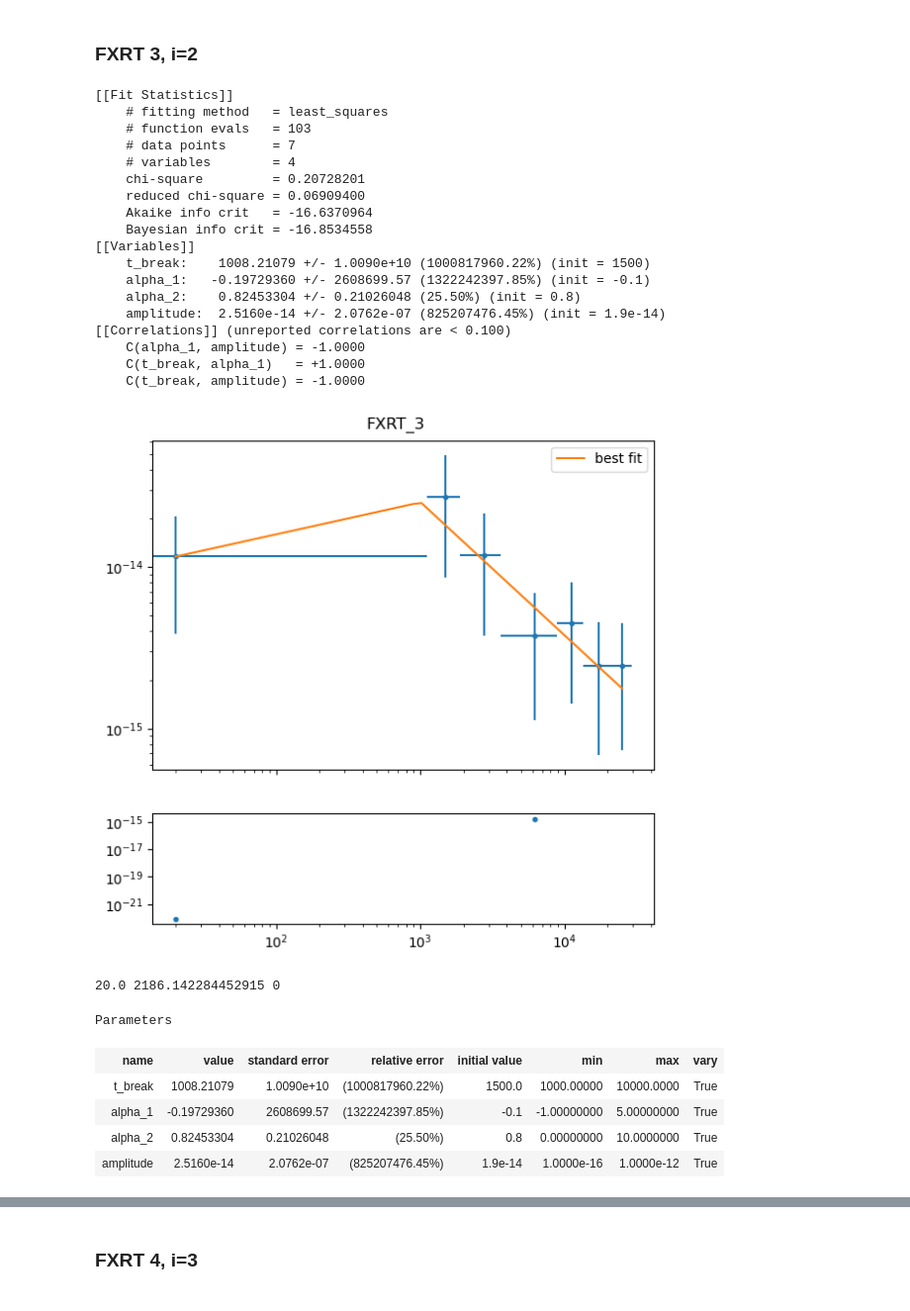
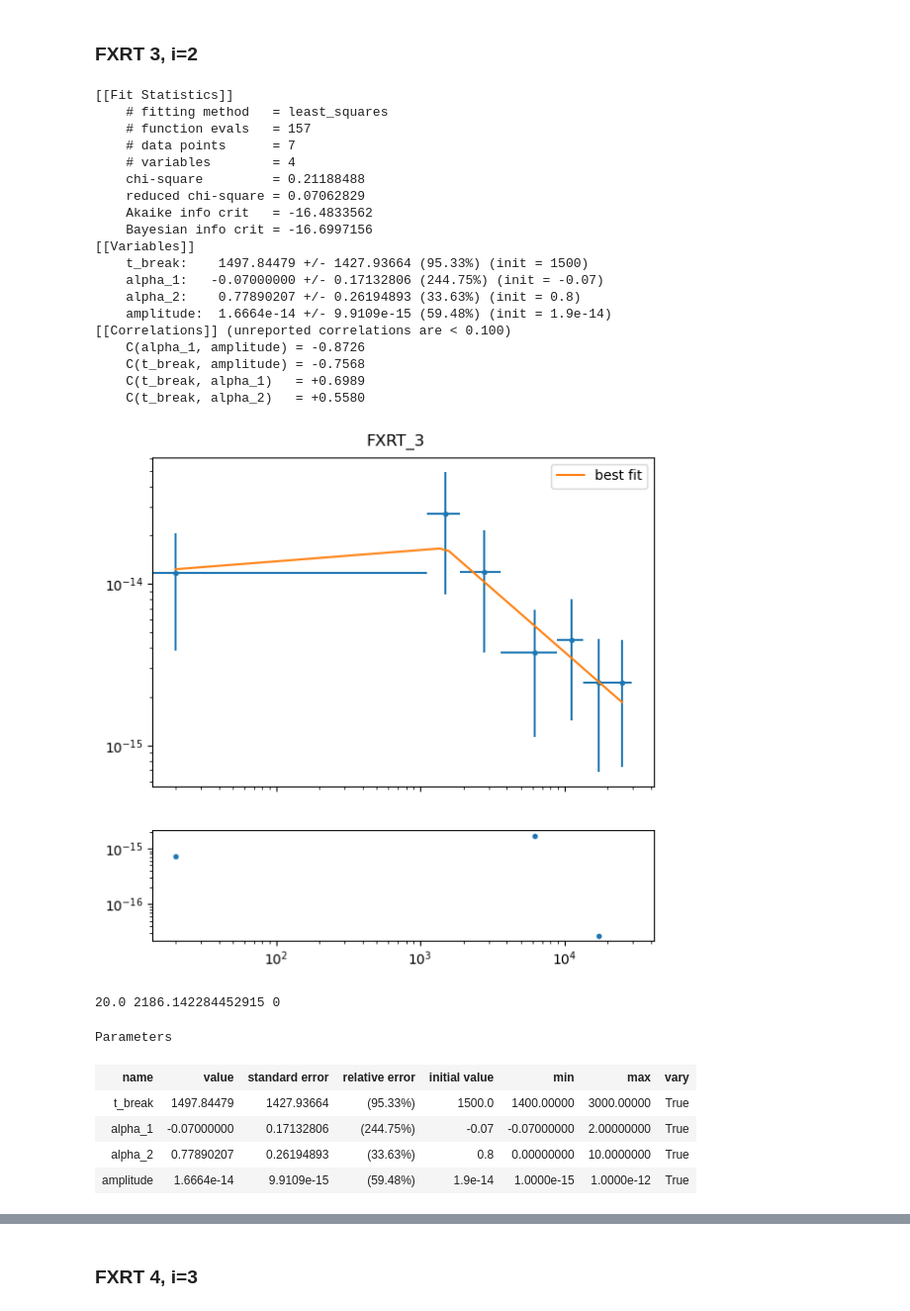
Before and after one commit to Kruthi24/fxt_code, a Jupyter notebook: analysis_notebooks/fxrt/FXRT_refitting_part_1.ipynb, the cells around one changed output, grey strips where cells are left out. Shown: that part at 99% size. Drawn from its saved outputs; the diff is of its cells as text; code cells hidden in the pictures.

```diff
--- a/analysis_notebooks/fxrt/FXRT_refitting_part_1.ipynb
+++ b/analysis_notebooks/fxrt/FXRT_refitting_part_1.ipynb
@@ -243,10 +243,10 @@ time_err = time_high + time_low
 fit_index = 0
 params=lm.Parameters()
 jonathan_params = jonathan_fits[FXRTs[i]]
-params.add("t_break", min = 1e3, max = 1e4, value = jonathan_params[0])
-params.add("alpha_1", min = -1, max = 5.0, value = jonathan_params[1])
+params.add("t_break", min = 1.4e3, max = 3e3, value = jonathan_params[0])
+params.add("alpha_1", min = -0.07, max = 2.0, value = jonathan_params[1])
 params.add("alpha_2", min = 0, max = 10.0, value = jonathan_params[2])
-params.add("amplitude", min = 1e-16, max = 1e-12, value = jonathan_params[3])
+params.add("amplitude", min = 1e-15, max = 1e-12, value = jonathan_params[3])
 
 
 minner = lm.Minimizer(cost_func_bpl, params, fcn_args=(time[fit_index:], flux[fit_index:], time_err[fit_index:], flux_err[fit_index:]))
@@ -262,50 +262,51 @@ lm.printfuncs.report_fit(result)
 
 residuals = broken_power_law(time, result.params['t_break'].value, result.params['alpha_1'].value, result.params['alpha_2'].value, result.params['amplitude'].value) - flux
 x=np.geomspace(time[fit_index], time[-1])
 y = broken_power_law(x, result.params['t_break'].value, result.params['alpha_1'].value, result.params['alpha_2'].value, result.params['amplitude'].value)
 
 fig, (ax1, ax2) = plt.subplots(2, figsize=(20/3, 6), height_ratios=[3,1], sharex=True)
 ax1.errorbar(time, flux, fmt='.', xerr=[time_low,time_high],yerr=[flux_low,flux_high])
 ax1.loglog(x, y, label ='best fit', zorder=10)
 # ax1.loglog(x, broken_power_law(x, *jonathan_fits[FXRTs[i]]), label ='Quirola et al', zorder=10)
 ax1.legend()
 ax2.loglog(time,residuals, '.')
 
 plt.subplots_adjust(top=0.94)
 plt.suptitle(FXRTs[i])
 plt.show()
 
 refit_params[FXRTs[i]] = result.params.valuesdict()
 refit_params[FXRTs[i]].update({param.name+"_err": param.stderr for param in result.params.values()})
 refit_params[FXRTs[i]].update({"time_plt_start":time[fit_index]})
 refit_params[FXRTs[i]].update({"time_plt_start_err":time_err[fit_index]})
 
 print(time[fit_index], time_err[fit_index], fit_index)
 result.params
 # %% [output]
 [[Fit Statistics]]
     # fitting method   = least_squares
-    # function evals   = 103
+    # function evals   = 157
     # data points      = 7
     # variables        = 4
-    chi-square         = 0.20728201
-    reduced chi-square = 0.06909400
-    Akaike info crit   = -16.6370964
-    Bayesian info crit = -16.8534558
+    chi-square         = 0.21188488
+    reduced chi-square = 0.07062829
+    Akaike info crit   = -16.4833562
+    Bayesian info crit = -16.6997156
 [[Variables]]
-    t_break:    1008.21079 +/- 1.0090e+10 (1000817960.22%) (init = 1500)
-    alpha_1:   -0.19729360 +/- 2608699.57 (1322242397.85%) (init = -0.1)
-    alpha_2:    0.82453304 +/- 0.21026048 (25.50%) (init = 0.8)
-    amplitude:  2.5160e-14 +/- 2.0762e-07 (825207476.45%) (init = 1.9e-14)
+    t_break:    1497.84479 +/- 1427.93664 (95.33%) (init = 1500)
+    alpha_1:   -0.07000000 +/- 0.17132806 (244.75%) (init = -0.07)
+    alpha_2:    0.77890207 +/- 0.26194893 (33.63%) (init = 0.8)
+    amplitude:  1.6664e-14 +/- 9.9109e-15 (59.48%) (init = 1.9e-14)
 [[Correlations]] (unreported correlations are < 0.100)
-    C(alpha_1, amplitude) = -1.0000
-    C(t_break, alpha_1)   = +1.0000
-    C(t_break, amplitude) = -1.0000
+    C(alpha_1, amplitude) = -0.8726
+    C(t_break, amplitude) = -0.7568
+    C(t_break, alpha_1)   = +0.6989
+    C(t_break, alpha_2)   = +0.5580
-[figure, old version]
+[figure, new version]
 20.0 2186.142284452915 0
 Parameters
 | name | value | standard error | relative error | initial value | min | max | vary |
-| t_break | 1008.21079 | 1.0090e+10 | (1000817960.22%) | 1500.0 | 1000.00000 | 10000.0000 | True |
-| alpha_1 | -0.19729360 | 2608699.57 | (1322242397.85%) | -0.1 | -1.00000000 | 5.00000000 | True |
-| alpha_2 | 0.82453304 | 0.21026048 | (25.50%) | 0.8 | 0.00000000 | 10.0000000 | True |
-| amplitude | 2.5160e-14 | 2.0762e-07 | (825207476.45%) | 1.9e-14 | 1.0000e-16 | 1.0000e-12 | True |
+| t_break | 1497.84479 | 1427.93664 | (95.33%) | 1500.0 | 1400.00000 | 3000.00000 | True |
+| alpha_1 | -0.07000000 | 0.17132806 | (244.75%) | -0.07 | -0.07000000 | 2.00000000 | True |
+| alpha_2 | 0.77890207 | 0.26194893 | (33.63%) | 0.8 | 0.00000000 | 10.0000000 | True |
+| amplitude | 1.6664e-14 | 9.9109e-15 | (59.48%) | 1.9e-14 | 1.0000e-15 | 1.0000e-12 | True |
```
Also changed, not shown: parts of 5 cells of this notebook, 10 other files.
